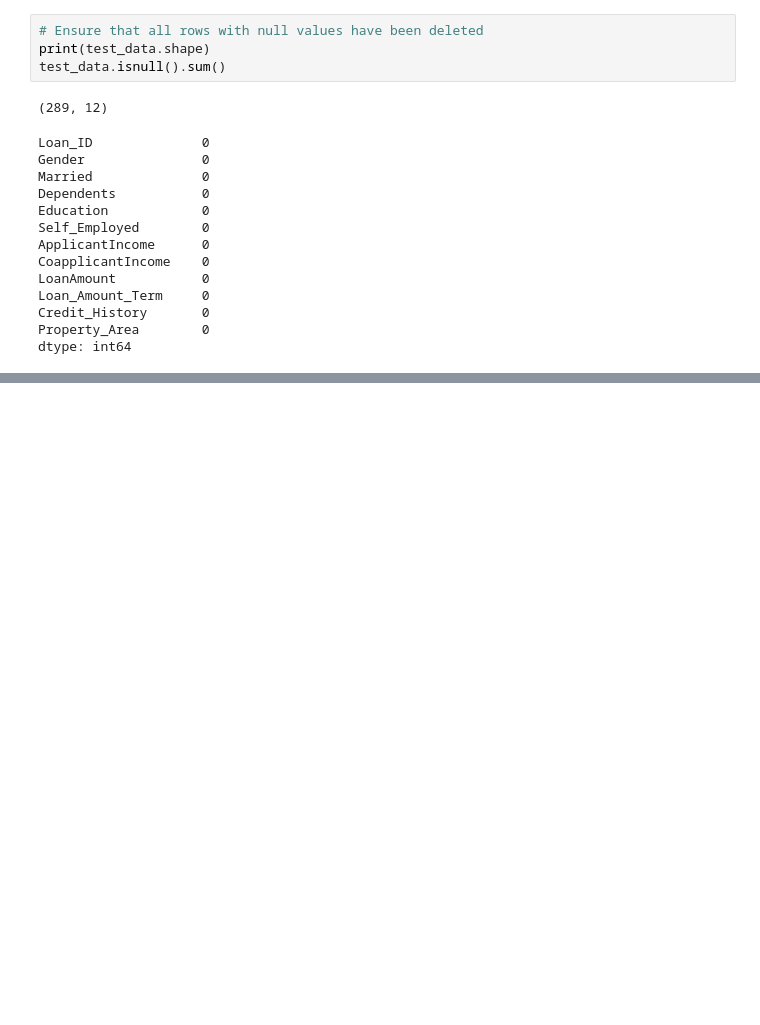
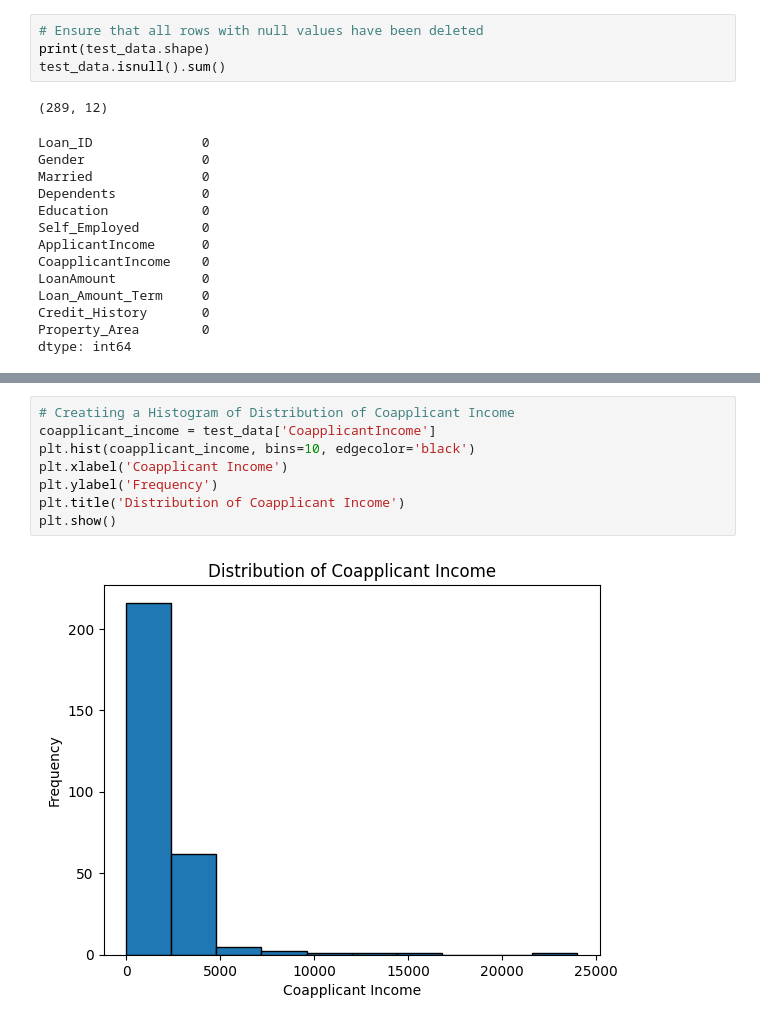
Before and after one commit to dvlanl/dynamic_pricing_project, a Jupyter notebook: main.ipynb, the cells around one changed output, grey strips where cells are left out. Saved outputs shown, nothing was run; the diff lists cells and outputs as text; blank space fills up the shorter version.

```diff
--- a/main.ipynb
+++ b/main.ipynb
@@ -59,0 +73,10 @@ dtype: int64
+# %%
+# Creatiing a Histogram of Distribution of Coapplicant Income
+coapplicant_income = test_data['CoapplicantIncome']
+plt.hist(coapplicant_income, bins=10, edgecolor='black')
+plt.xlabel('Coapplicant Income')
+plt.ylabel('Frequency')
+plt.title('Distribution of Coapplicant Income')
+plt.show()
+# %% [output]
+[figure, added]
```
Also changed, not shown: parts of 6 cells of this notebook.
